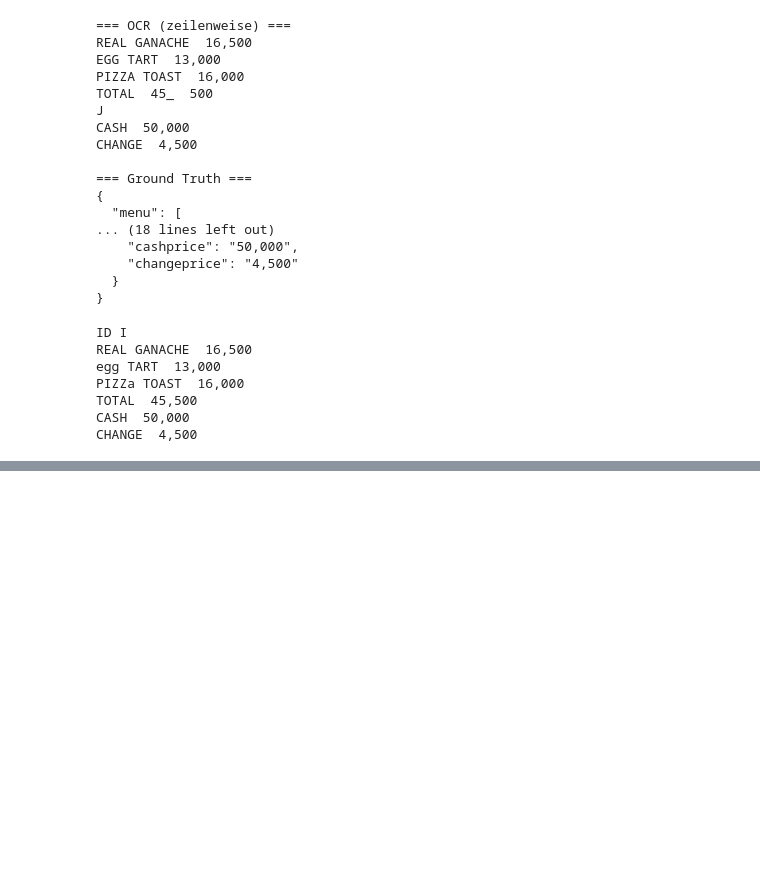
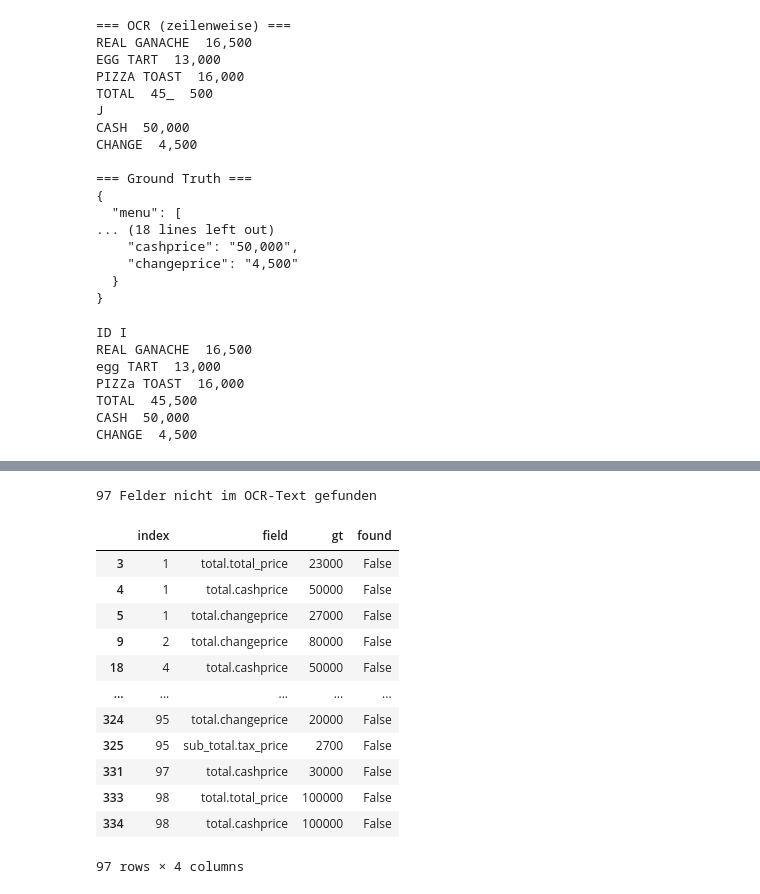
Before and after one commit to abd-ahmad/receipt-extraction-benchmark, a Jupyter notebook: notebooks/02_ocr.ipynb, the cells around one changed output, grey strips where cells are left out. Cells and saved outputs as stored; diff of their text form; code cells hidden in the pictures; blank space fills up the shorter version.

```diff
--- a/notebooks/02_ocr.ipynb
+++ b/notebooks/02_ocr.ipynb
@@ -119,0 +127,26 @@ CHANGE  4,500
+# %%
+def load_ocr(path):
+    with open(path, encoding="utf-8") as f:
+        return json.load(f)
+
+
+def field_coverage(ocr_payload, gt_strings):
+    """Prüft für jedes Feld jedes Zettels, ob der richtige Betrag in einer OCR-Zeile vorkommt."""
+    rows = []
+    for record in ocr_payload["records"]:
+        gt = parse_ground_truth(gt_strings[record["index"]])
+        lines = group_into_lines(record["words"])
+        line_digits = [normalize_number(line) or "" for line in lines]
+
+        for section, key in FIELDS:
+            gt_value = normalize_number(get_field(gt, section, key))
+            if gt_value is None:
+                continue
+            found = any(gt_value in digits for digits in line_digits)
+            rows.append({
+                "index": record["index"],
+                "field": f"{section}.{key}",
+                "gt": gt_value,
+                "found": found,
+            })
+    return pd.DataFrame(rows)
@@ -119,0 +175,19 @@ CHANGE  4,500
+# %%
+missed = cov_default[~cov_default["found"]]
+print(f"{len(missed)} Felder nicht im OCR-Text gefunden\n")
+missed
+# %% [output]
+97 Felder nicht im OCR-Text gefunden
+|  | index | field | gt | found |
+| 3 | 1 | total.total_price | 23000 | False |
+| 4 | 1 | total.cashprice | 50000 | False |
+| 5 | 1 | total.changeprice | 27000 | False |
+| 9 | 2 | total.changeprice | 80000 | False |
+| 18 | 4 | total.cashprice | 50000 | False |
+| ... | ... | ... | ... | ... |
+| 324 | 95 | total.changeprice | 20000 | False |
+| 325 | 95 | sub_total.tax_price | 2700 | False |
+| 331 | 97 | total.cashprice | 30000 | False |
+| 333 | 98 | total.total_price | 100000 | False |
+| 334 | 98 | total.cashprice | 100000 | False |
+97 rows × 4 columns
```
Also changed, not shown: parts of 4 cells of this notebook, 1 other file.
